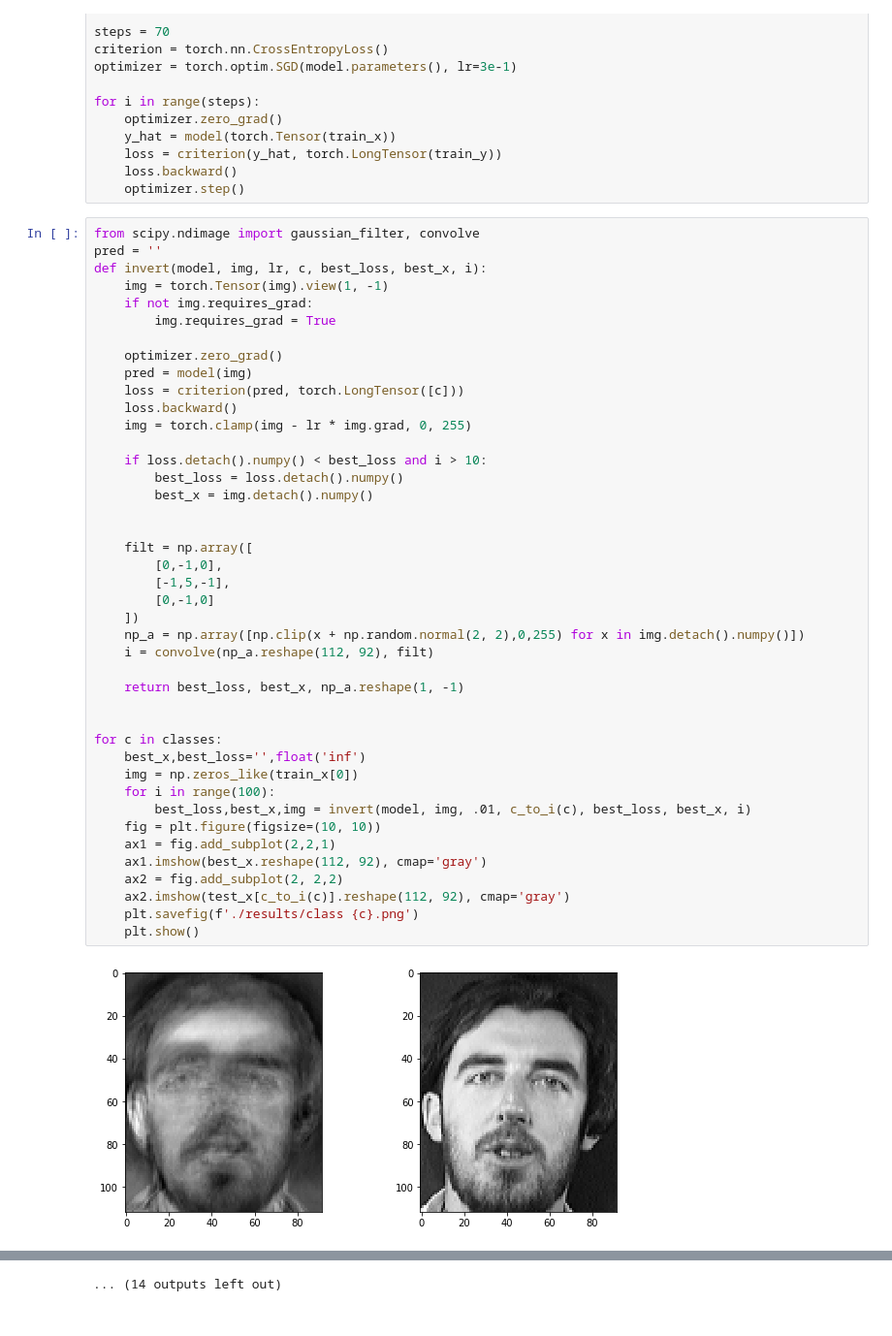
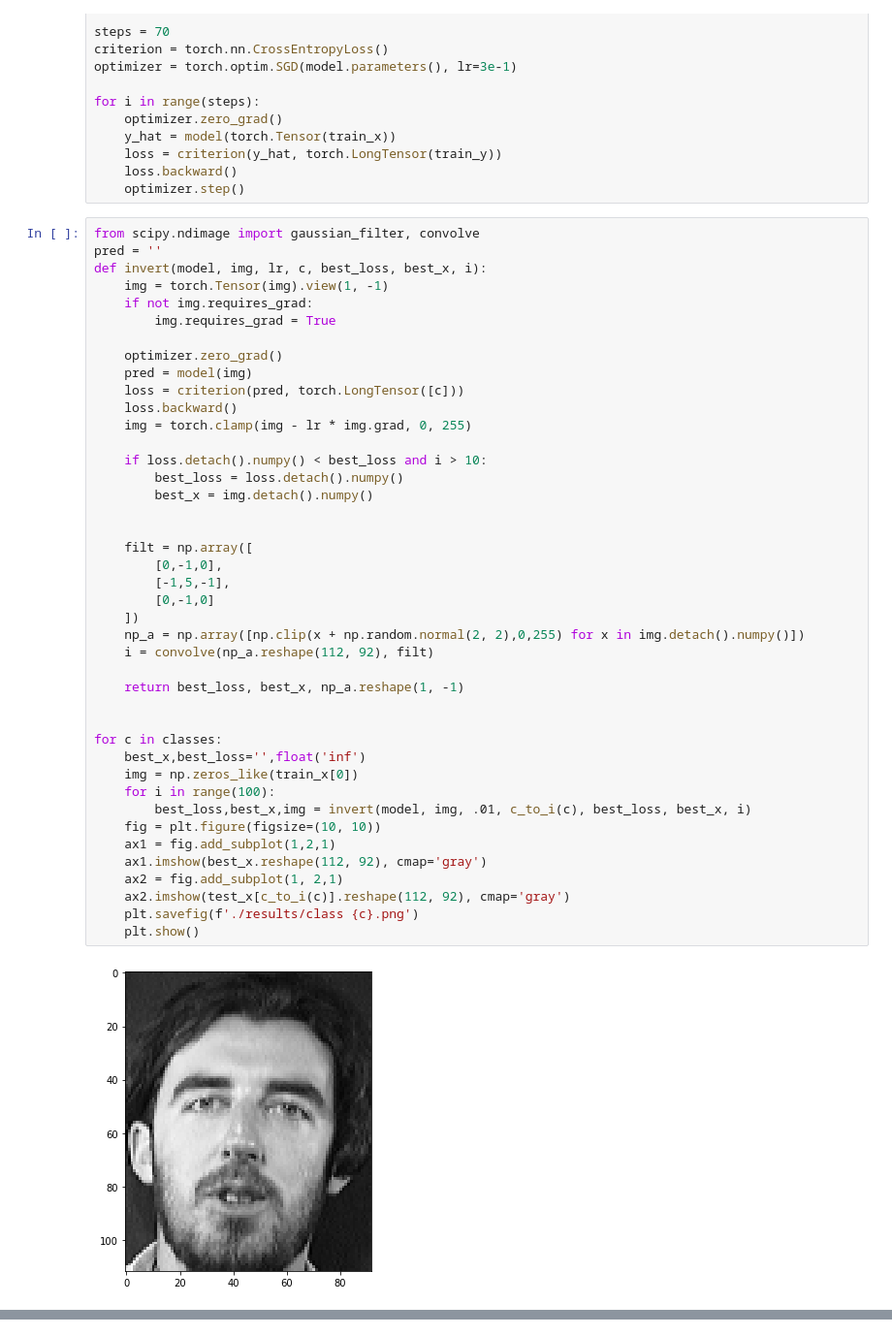
Before and after one commit to Djiffit/face-decoding-with-model-inversion, a Jupyter notebook: inversion.ipynb, the cells around one changed output, grey strips where cells are left out. Shown at 97% size. Cells and saved outputs as stored; diff of their text form.

```diff
--- a/inversion.ipynb
+++ b/inversion.ipynb
@@ -86,33 +86,33 @@ def invert(model, img, lr, c, best_loss, best_x, i):
     loss.backward()
     img = torch.clamp(img - lr * img.grad, 0, 255)
 
     if loss.detach().numpy() < best_loss and i > 10:
         best_loss = loss.detach().numpy()
         best_x = img.detach().numpy()
 
 
     filt = np.array([
         [0,-1,0],
         [-1,5,-1],
         [0,-1,0]
     ])
     np_a = np.array([np.clip(x + np.random.normal(2, 2),0,255) for x in img.detach().numpy()])
     i = convolve(np_a.reshape(112, 92), filt)
 
     return best_loss, best_x, np_a.reshape(1, -1)
 
 
 for c in classes:
     best_x,best_loss='',float('inf')
     img = np.zeros_like(train_x[0])
     for i in range(100):
         best_loss,best_x,img = invert(model, img, .01, c_to_i(c), best_loss, best_x, i)
     fig = plt.figure(figsize=(10, 10))
-    ax1 = fig.add_subplot(2,2,1)
+    ax1 = fig.add_subplot(1,2,1)
     ax1.imshow(best_x.reshape(112, 92), cmap='gray')
-    ax2 = fig.add_subplot(2, 2,2)
+    ax2 = fig.add_subplot(1, 2,1)
     ax2.imshow(test_x[c_to_i(c)].reshape(112, 92), cmap='gray')
     plt.savefig(f'./results/class {c}.png')
     plt.show()
 # %% [output]
-[figure, old version]
+[figure, new version]
@@ -130 +120,0 @@ for c in classes:
-... (14 outputs left out)
```
Also changed, not shown: parts of 1 cell of this notebook, 40 other files.
